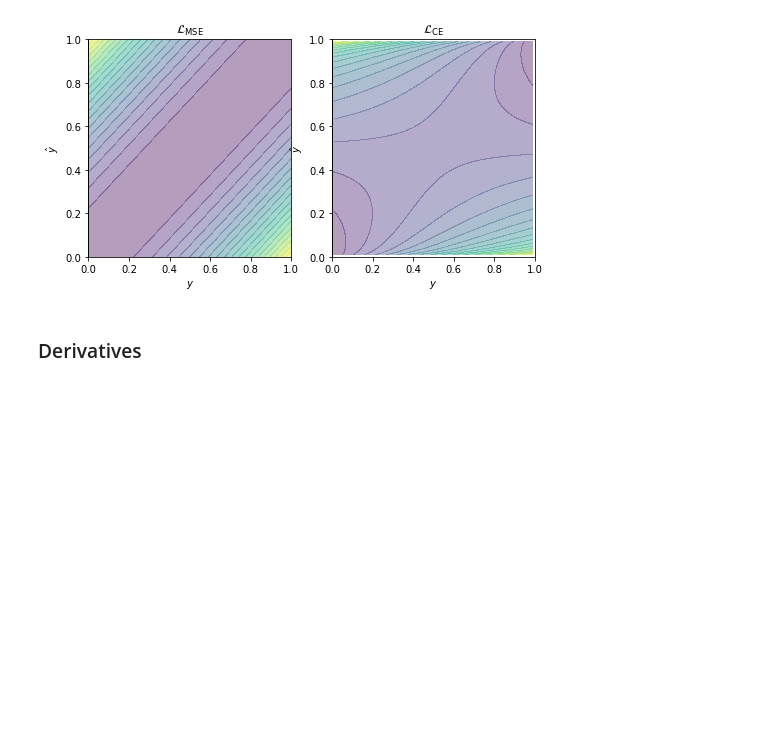
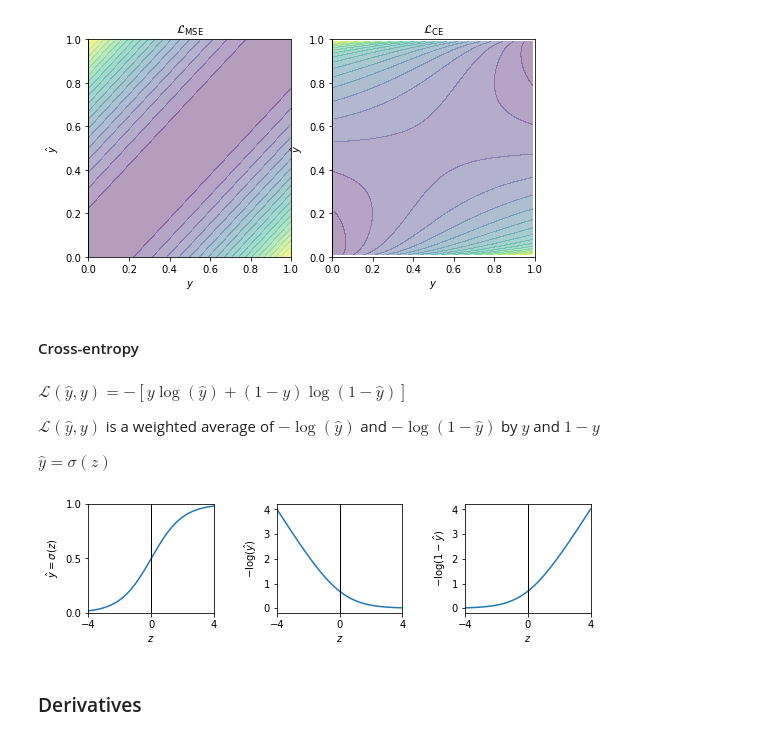
Before and after one commit to ohshane/google-ml-bootcamp-2023, a Jupyter notebook: Coursera/Week02.ipynb, the cells around one changed output. Drawn from its saved outputs; the diff is of its cells as text; code cells hidden in the pictures; blank space fills up the shorter version.

```diff
--- a/Coursera/Week02.ipynb
+++ b/Coursera/Week02.ipynb
@@ -119,6 +119,52 @@ plt.ylim(0,1)
 plt.show()
 # %% [output]
 [figure]
+# %% [markdown]
+#### Cross-entropy
+# %% [markdown]
+$\mathcal L(\hat y, y) = -[y \log(\hat y) + (1-y) \log(1-\hat y)]$
+
+$\mathcal L(\hat y, y)$ is a weighted average of $-\log(\hat y)$ and $-\log(1 - \hat y)$ by $y$ and $1-y$
+
+$\hat y = \sigma(z)$
+# %%
+import matplotlib.pyplot as plt
+import numpy as np
+
+z = np.linspace(-4, 4, 801)
+y_hat = 1 / (1 + np.exp(-z))
+
+plt.figure(figsize=(9, 2))
+plt.subplots_adjust(wspace=.5)
+
+plt.subplot(1,3,1)
+plt.plot(z, y_hat)
+plt.axvline(0, c='k', lw=1)
+plt.xlabel(r'$z$')
+plt.ylabel(r'$\hat y = \sigma(z)$')
+plt.xlim(-4, 4)
+plt.ylim( 0, 1)
+plt.xticks([-4,0,4])
+plt.yticks([0,.5,1])
+
+plt.subplot(1,3,2)
+plt.plot(z, -np.log(y_hat))
+plt.axvline(0, c='k', lw=1)
+plt.xlabel(r'$z$')
+plt.ylabel(r'$-\mathrm{log} (\hat y)$')
+plt.xlim(-4, 4)
+plt.xticks([-4,0,4])
+
+plt.subplot(1,3,3)
+plt.plot(z, -np.log(1-y_hat))
+plt.axvline(0, c='k', lw=1)
+plt.xlabel(r'$z$')
+plt.ylabel(r'$-\mathrm{log} (1- \hat y)$')
+plt.xlim(-4, 4)
+plt.xticks([-4,0,4])
+plt.show()
+# %% [output]
+[figure, added]
 # %% [markdown]
 ### Derivatives
 # %%
```
Also changed, not shown: parts of 6 cells of this notebook.
